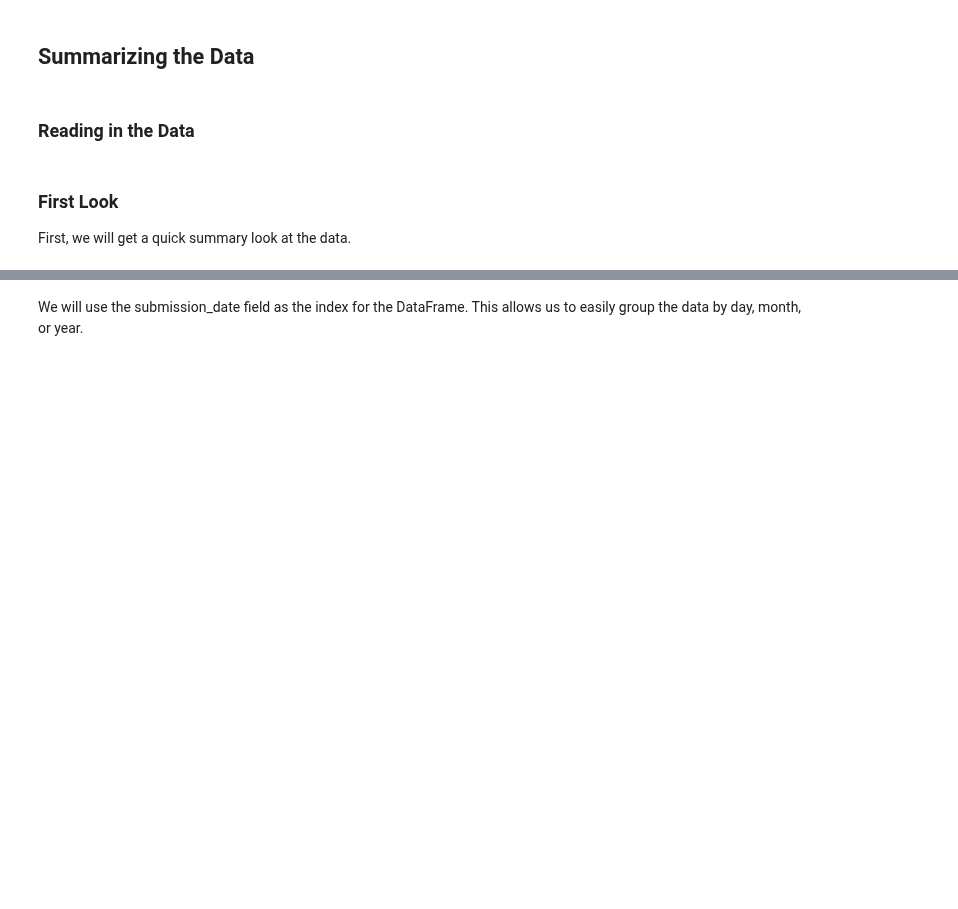
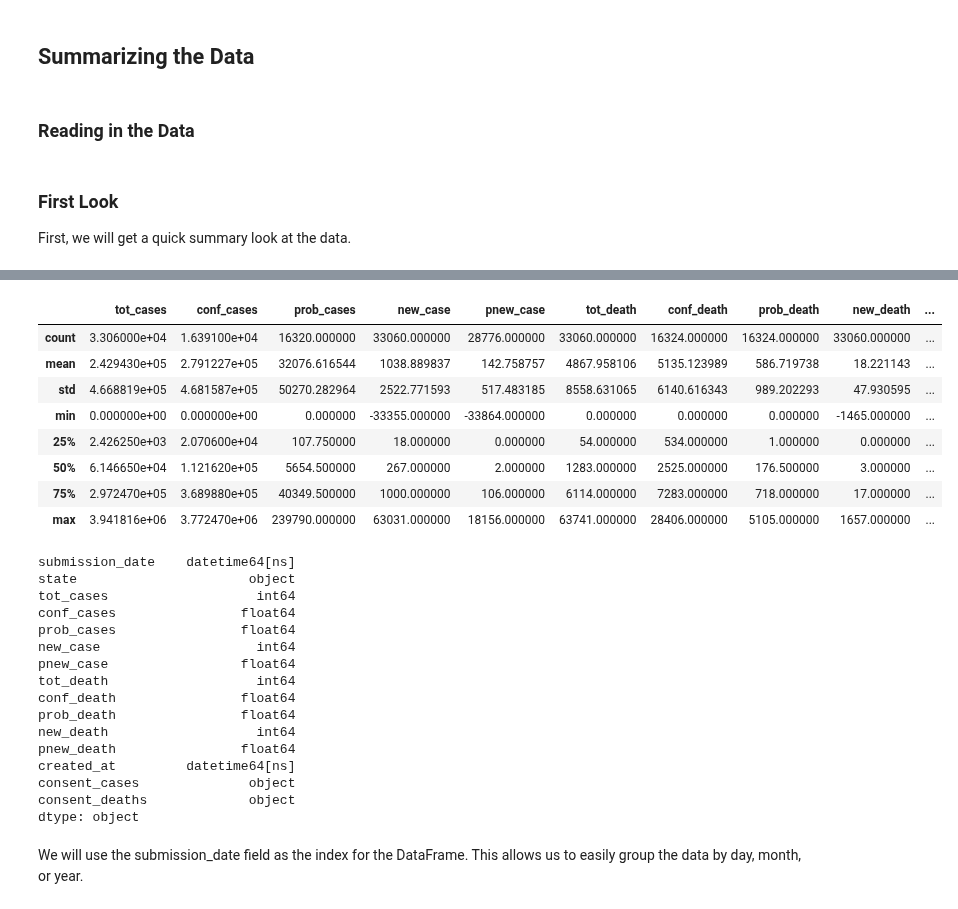
Before and after one commit to arquillen-py/jupyter-books, a Jupyter notebook: covidky.ipynb, the cells around one changed output, grey strips where cells are left out. Cells and saved outputs as stored; diff of their text form; code cells hidden in the pictures; blank space fills up the shorter version.

Commit message:
Removed print functions

```diff
--- a/covidky.ipynb
+++ b/covidky.ipynb
@@ -61,6 +77,32 @@ print( df.tail(5) )
 # %%
 df.describe()
-print(df.dtypes)
+df.dtypes
+# %% [output]
+|  | tot_cases | conf_cases | prob_cases | new_case | pnew_case | tot_death | conf_death | prob_death | new_death | ... |
+| count | 3.306000e+04 | 1.639100e+04 | 16320.000000 | 33060.000000 | 28776.000000 | 33060.000000 | 16324.000000 | 16324.000000 | 33060.000000 | ... |
+| mean | 2.429430e+05 | 2.791227e+05 | 32076.616544 | 1038.889837 | 142.758757 | 4867.958106 | 5135.123989 | 586.719738 | 18.221143 | ... |
+| std | 4.668819e+05 | 4.681587e+05 | 50270.282964 | 2522.771593 | 517.483185 | 8558.631065 | 6140.616343 | 989.202293 | 47.930595 | ... |
+| min | 0.000000e+00 | 0.000000e+00 | 0.000000 | -33355.000000 | -33864.000000 | 0.000000 | 0.000000 | 0.000000 | -1465.000000 | ... |
+| 25% | 2.426250e+03 | 2.070600e+04 | 107.750000 | 18.000000 | 0.000000 | 54.000000 | 534.000000 | 1.000000 | 0.000000 | ... |
+| 50% | 6.146650e+04 | 1.121620e+05 | 5654.500000 | 267.000000 | 2.000000 | 1283.000000 | 2525.000000 | 176.500000 | 3.000000 | ... |
+| 75% | 2.972470e+05 | 3.689880e+05 | 40349.500000 | 1000.000000 | 106.000000 | 6114.000000 | 7283.000000 | 718.000000 | 17.000000 | ... |
+| max | 3.941816e+06 | 3.772470e+06 | 239790.000000 | 63031.000000 | 18156.000000 | 63741.000000 | 28406.000000 | 5105.000000 | 1657.000000 | ... |
+submission_date    datetime64[ns]
+state                      object
+tot_cases                   int64
+conf_cases                float64
+prob_cases                float64
+new_case                    int64
+pnew_case                 float64
+tot_death                   int64
+conf_death                float64
+prob_death                float64
+new_death                   int64
+pnew_death                float64
+created_at         datetime64[ns]
+consent_cases              object
+consent_deaths             object
+dtype: object
 # %% [markdown]
 We will use the submission_date field as the index for the DataFrame. This allows us to easily group the data by day, month, or year.
 # %%
```
Also changed, not shown: parts of 6 cells of this notebook.
